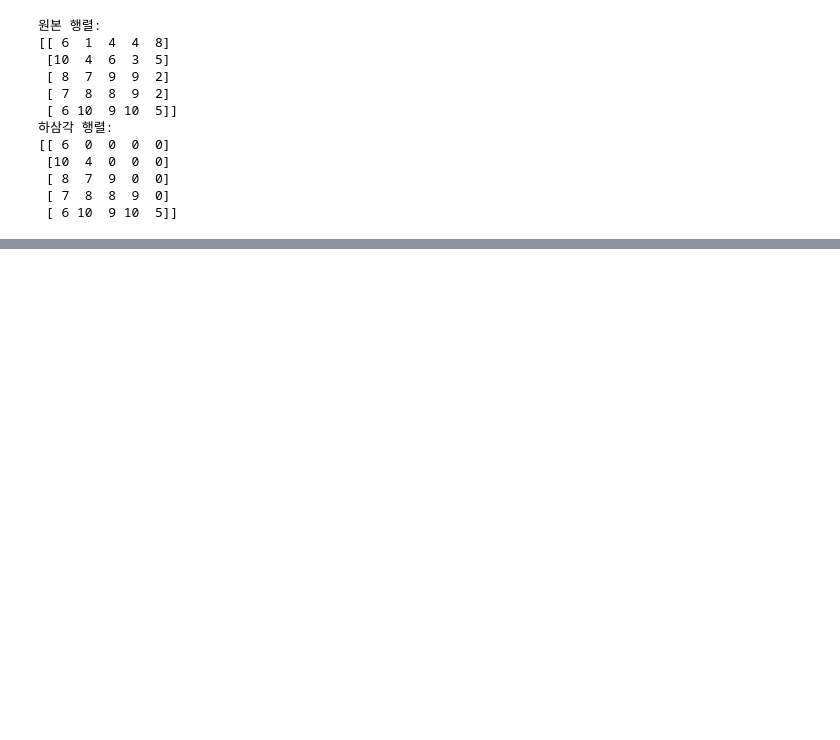
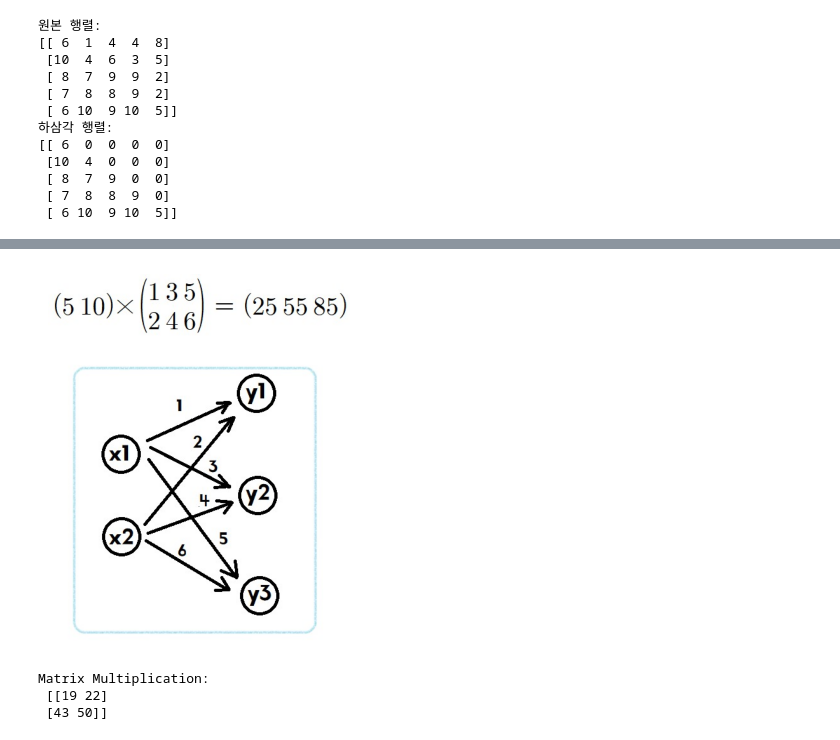
Before and after one commit to windyday0622/windyday, a Jupyter notebook: m3_분석 라이브러리/ 선형대수.ipynb, the cells around one changed output, grey strips where cells are left out. Saved outputs shown, nothing was run; the diff lists cells and outputs as text; code cells hidden in the pictures; blank space fills up the shorter version.

```diff
--- a/m3_분석 라이브러리/ 선형대수.ipynb
+++ b/m3_분석 라이브러리/ 선형대수.ipynb
@@ -629,0 +688,26 @@ print(lower_triangular_matrix)
+# %%
+# 행렬 곱을 응용하여 신경망에 적용
+from PIL import Image
+import matplotlib.pyplot as plt
+
+# 이미지 파일 경로
+image_path = '행렬곱.jpg'
+
+# 이미지를 불러옵니다.
+image = Image.open('/content/KakaoTalk_20240611_142900873.jpg')
+plt.imshow(image)
+plt.axis('off')  # Turn off axis numbers
+plt.show()
+# %% [output]
+[figure, added]
+# %%
+# 행렬 곱셈 : 두 행렬을 곱하는 연산
+matrix1 = np.array([[1,2],[3,4]])
+matrix2 = np.array([[5,6],[7,8]])
+product = np.dot(matrix1, matrix2)
+print("Matrix Multiplication:\n", product)
+# (2,2)@(2,2)=> (2,2)
+# %% [output]
+Matrix Multiplication:
+ [[19 22]
+ [43 50]]
```
Also changed, not shown: parts of 14 cells of this notebook.
